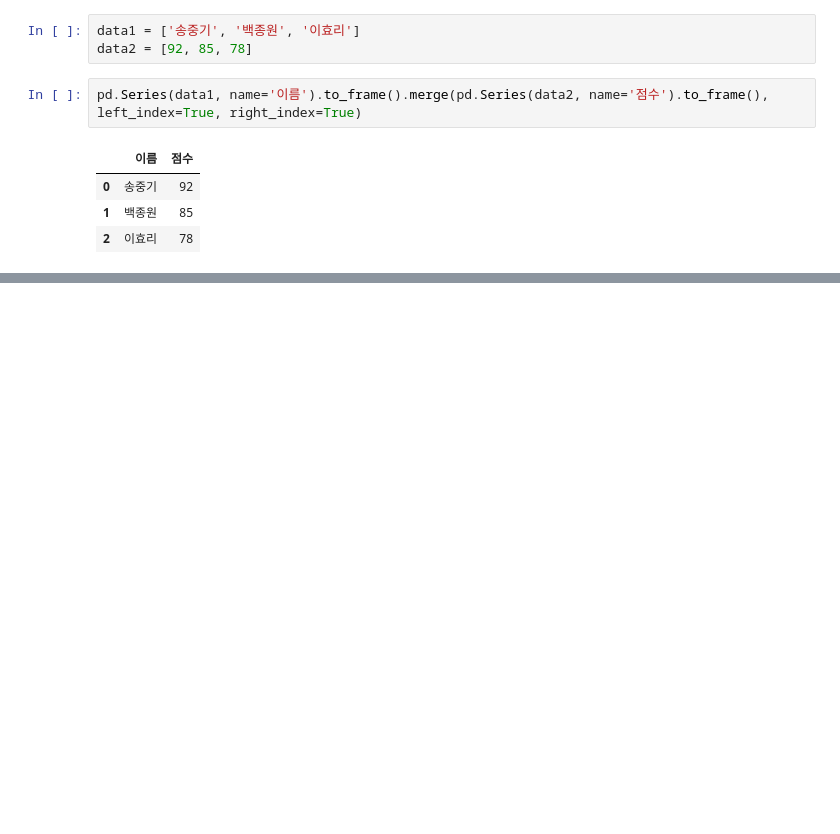
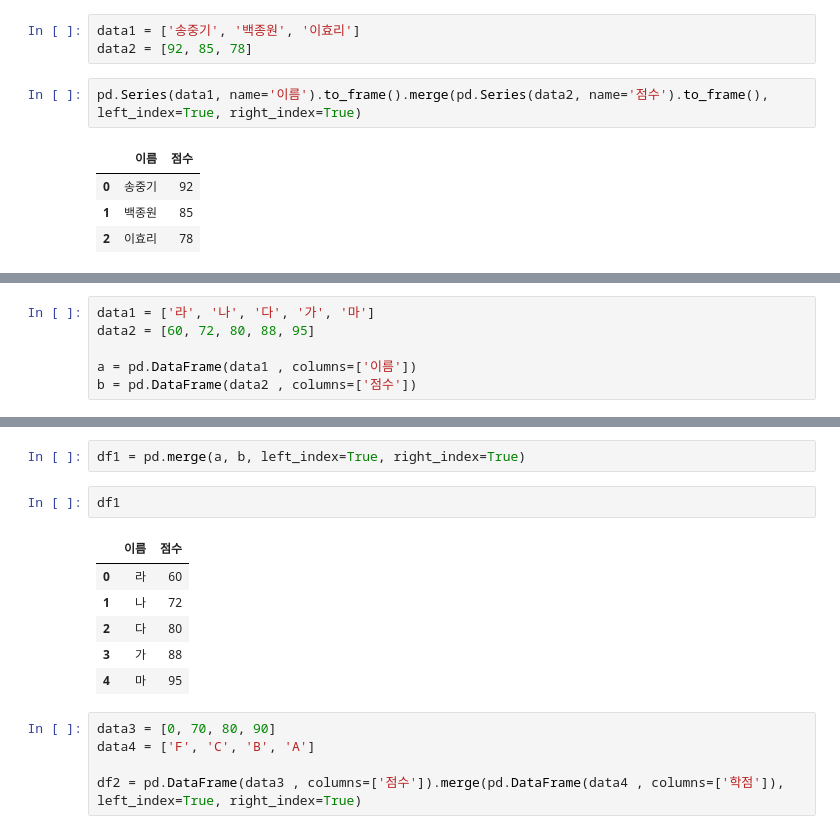
Before and after one commit to lolsaless/Python, a Jupyter notebook: 1. 학습/1. 파이썬으로 할 수 있는 모든것/5. 데이터 분석 및 시각화/2. 판다스 라이브러리 엑셀 vlookup.ipynb, the cells around one changed output, grey strips where cells are left out. Cells and saved outputs as stored; diff of their text form; blank space fills up the shorter version.

```diff
--- a/1. 학습/1. 파이썬으로 할 수 있는 모든것/5. 데이터 분석 및 시각화/2. 판다스 라이브러리 엑셀 vlookup.ipynb
+++ b/1. 학습/1. 파이썬으로 할 수 있는 모든것/5. 데이터 분석 및 시각화/2. 판다스 라이브러리 엑셀 vlookup.ipynb
@@ -252,0 +257,6 @@ pd.Series(data1, name='이름').to_frame().merge(pd.Series(data2, name='점수')
+# %%
+data1 = ['라', '나', '다', '가', '마']
+data2 = [60, 72, 80, 88, 95]
+
+a = pd.DataFrame(data1 , columns=['이름'])
+b = pd.DataFrame(data2 , columns=['점수'])
@@ -252,0 +272,16 @@ pd.Series(data1, name='이름').to_frame().merge(pd.Series(data2, name='점수')
+# %%
+df1 = pd.merge(a, b, left_index=True, right_index=True)
+# %%
+df1
+# %% [output]
+|  | 이름 | 점수 |
+| 0 | 라 | 60 |
+| 1 | 나 | 72 |
+| 2 | 다 | 80 |
+| 3 | 가 | 88 |
+| 4 | 마 | 95 |
+# %%
+data3 = [0, 70, 80, 90]
+data4 = ['F', 'C', 'B', 'A']
+
+df2 = pd.DataFrame(data3 , columns=['점수']).merge(pd.DataFrame(data4 , columns=['학점']), left_index=True, right_index=True)
```
Also changed, not shown: parts of 14 cells of this notebook, 1 other file.
